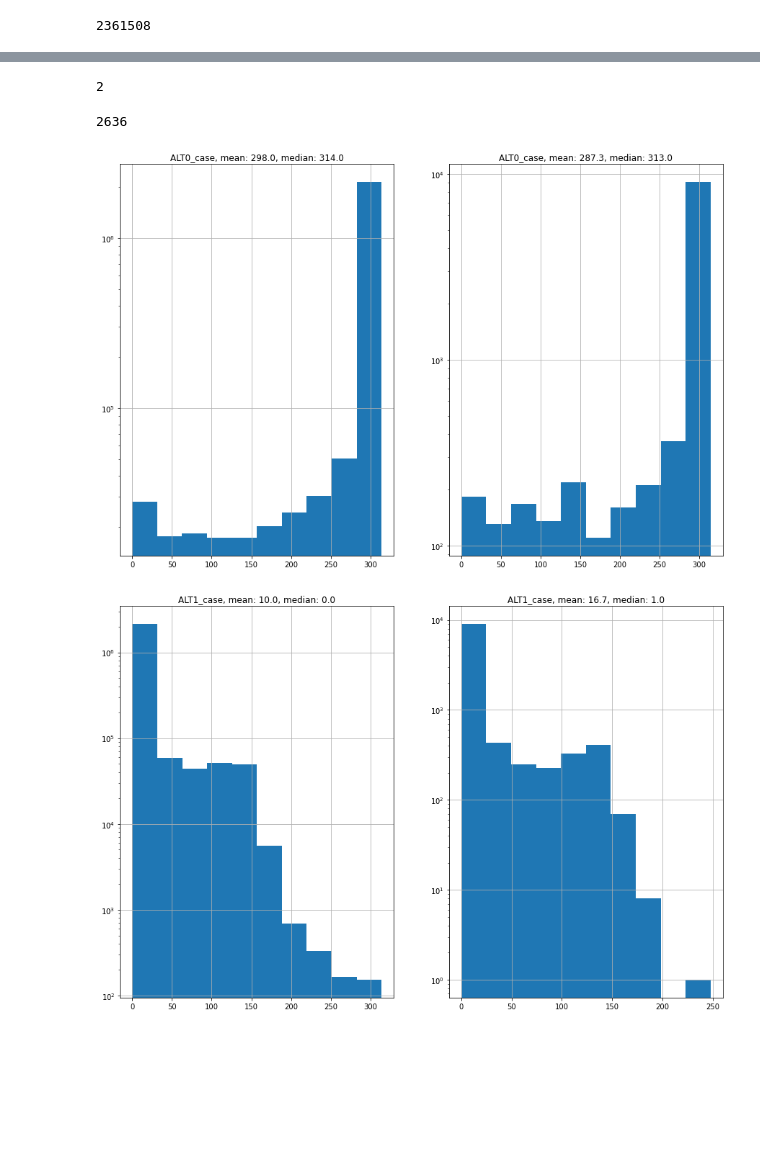
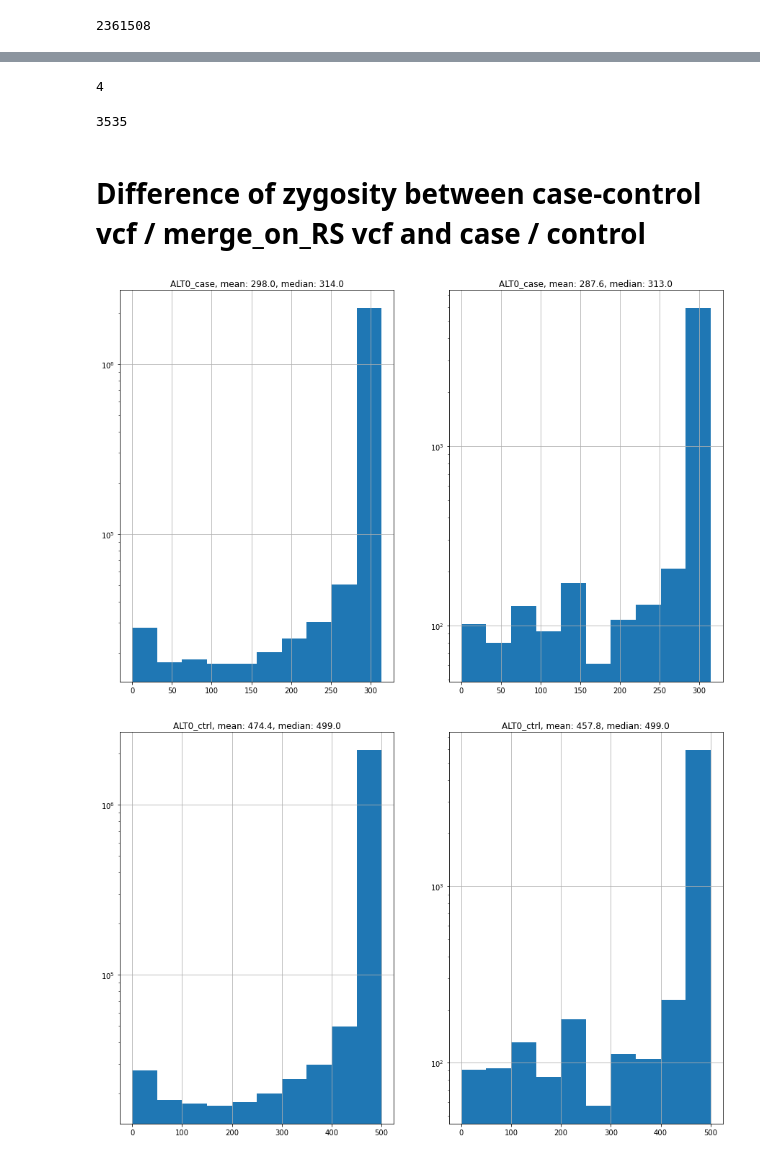
Before and after one commit to numpde/Team03, a Jupyter notebook: project2/solution/idiva/db/database_exploration.ipynb, the cells around one changed output, grey strips where cells are left out. Saved outputs shown, nothing was run; the diff lists cells and outputs as text; code cells hidden in the pictures; blank space fills up the shorter version.

```diff
--- a/project2/solution/idiva/db/database_exploration.ipynb
+++ b/project2/solution/idiva/db/database_exploration.ipynb
@@ -11,3 +11,4 @@ PATHS = {
     'ctrl': BASE / "control.vcf",
     'case': BASE / "case_processed.vcf",
 }
+query_functional_consequences = False
@@ -18,6 +15,24 @@ functional_consequence_df = pd.DataFrame()
 # %%
-with open(PATHS['ctrl'], mode='r') as fd:
-    for elem in ReadVCF(fd):
-        info = get_functional_consequence_from_SNP(elem.id)
-        functional_consequence_set.add(info)
-        functional_consequence_df = functional_consequence_df.append({'rs_ID':elem.id,'functional_consequence': info}, ignore_index=True)
+if query_functional_consequences:
+    functional_consequence_set = {'non_coding_transcript_variant,intron_variant,genic_downstream_transcript_variant'}
+
+    functional_consequence_df = pd.DataFrame()
+
+
+    with open(PATHS['ctrl'], mode='r') as fd:
+        for elem in ReadVCF(fd):
+            info = get_functional_consequence_from_SNP(elem.id)
+            functional_consequence_set.add(info)
+            functional_consequence_df = functional_consequence_df.append({'rs_ID':elem.id,'functional_consequence': info}, ignore_index=True)
+
+
+    with open(PATHS['case'], mode='r') as fd:
+        for elem in ReadVCF(fd):
+            info = get_functional_consequence_from_SNP(elem.id)
+            functional_consequence_set.add(info)
+            functional_consequence_df = functional_consequence_df.append({'rs_ID':elem.id,'functional_consequence': info}, ignore_index=True)
+
+
+
+    functional_consequence_df
+    print(functional_consequence_set)
@@ -266,22 +197,24 @@ set(new_df['CLNSIG'])
 # %%
 new_df['CLNSIG'].isna().sum()
 # %% [output]
-2
+4
 # %%
 new_df.loc[((new_df['CLNSIG'] == 'not_provided') | (new_df['CLNSIG'] == 'Uncertain_significance')), 'CLNSIG'].count()
 # %% [output]
-2636
+3535
+# %% [markdown]
+# Difference of zygosity between case-control vcf / merge_on_RS vcf and case / control
 # %%
 from matplotlib import pyplot as plt
 
-for column in ['ALT0_case',	'ALT1_case',	'ALT2_case'	,'ALT0_ctrl'	,'ALT1_ctrl',	'ALT2_ctrl']:
+for column in ['ALT0_case','ALT0_ctrl',	'ALT1_case','ALT1_ctrl',	'ALT2_case'		,	'ALT2_ctrl']:
     plt.figure(figsize=(15,10))
     plt.subplot(1,2,1)
     plt.title(f'{column}, mean: {pdf_case_control[column].mean().round(1)}, median: {pdf_case_control[column].median().round(1)}')
     pdf_case_control[column].hist(log=True)
     plt.subplot(1,2,2)
     plt.title(f'{column}, mean: {merge_on_RS[column].mean().round(1)}, median: {merge_on_RS[column].median().round(1)}')
     merge_on_RS[column].hist(log=True)
 # %% [output]
-[figure, old version]
+[figure, new version]
-[figure, old version]
+[figure, new version]
```
Also changed, not shown: parts of 47 cells of this notebook.
